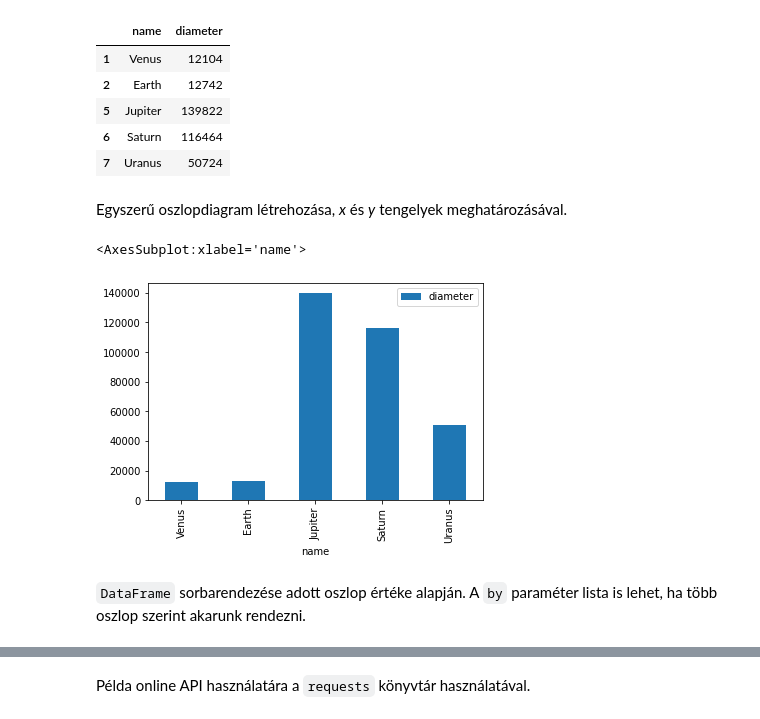
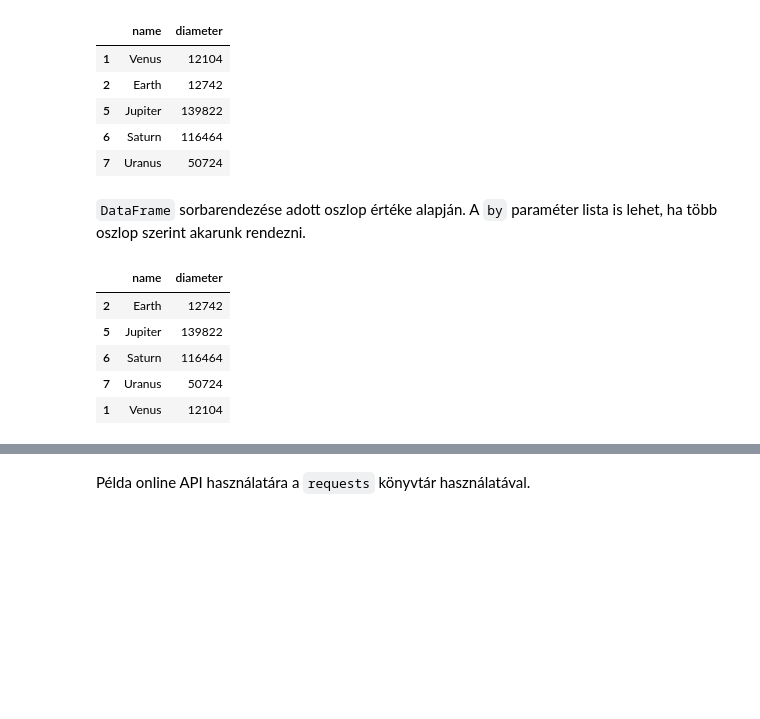
Before and after one commit to nandordevai/python-dataviz, a Jupyter notebook: Pandas.ipynb, the cells around one changed output, grey strips where cells are left out. Saved outputs shown, nothing was run; the diff lists cells and outputs as text; code cells hidden in the pictures; blank space fills up the shorter version.

```diff
--- a/Pandas.ipynb
+++ b/Pandas.ipynb
@@ -8,7 +8,15 @@ import numpy as np
 # %% [markdown]
 CSV fájl beolvasása, oszlop adattípusának megadásával.
 # %%
-planets = pd.read_csv('planets-moons.csv', dtype={'name': np.str, 'distance': np.float, 'diameter': np.int, 'moons': np.int}, keep_default_na=False)
+planets = pd.read_csv(
+    'planets-moons.csv',
+    dtype={
+        'name': np.str,
+        'distance': np.float,
+        'diameter': np.int,
+        'moons': np.int
+    }
+)
 # %% [markdown]
 Adatok kiíratása. A `head()` és a `tail()` függvények opcionális paramétere a sorok száma.
 # %%
@@ -128,14 +136,15 @@ big_planets
 | 5 | Jupiter | 139822 |
 | 6 | Saturn | 116464 |
 | 7 | Uranus | 50724 |
-# %% [markdown]
-Egyszerű oszlopdiagram létrehozása, _x_ és _y_ tengelyek meghatározásával.
-# %%
-big_planets.plot.bar(x='name', y='diameter')
-# %% [output]
-<AxesSubplot:xlabel='name'>
-[figure, removed]
 # %% [markdown]
 `DataFrame` sorbarendezése adott oszlop értéke alapján. A `by` paraméter lista is lehet, ha több oszlop szerint akarunk rendezni.
 # %%
 big_planets.sort_values(by='name', ascending=True, inplace=True)
+big_planets
+# %% [output]
+|  | name | diameter |
+| 2 | Earth | 12742 |
+| 5 | Jupiter | 139822 |
+| 6 | Saturn | 116464 |
+| 7 | Uranus | 50724 |
+| 1 | Venus | 12104 |
```
Also changed, not shown: parts of 3 cells of this notebook, 1 other file.
